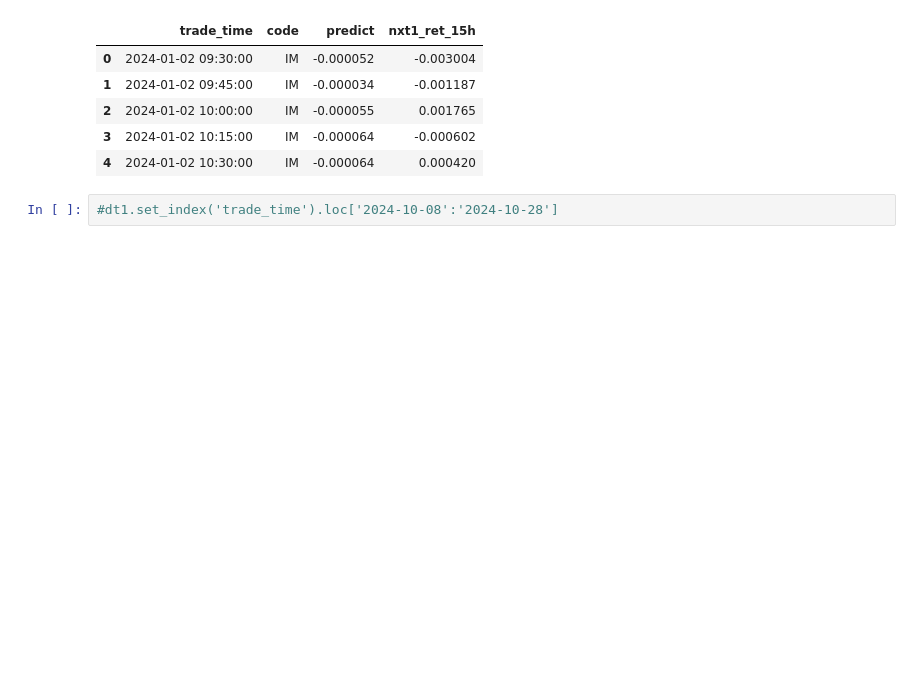
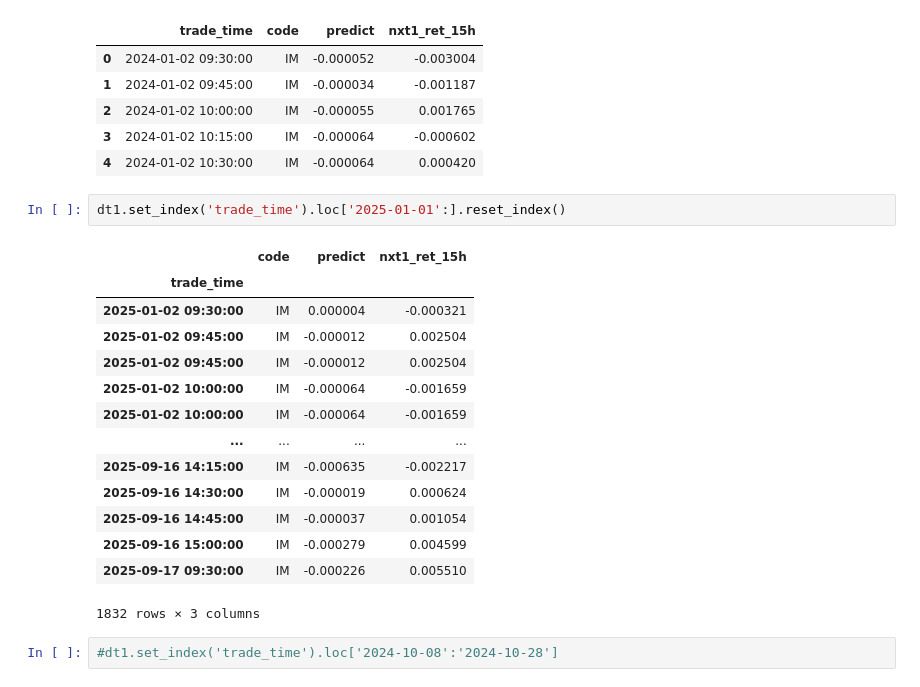
Before and after one commit to flaght/Chrono, a Jupyter notebook: lumina/abily/a.1.1.模型因子校验.ipynb, the cells around one changed output. Drawn from its saved outputs; the diff is of its cells as text; blank space fills up the shorter version.

```diff
--- a/lumina/abily/a.1.1.模型因子校验.ipynb
+++ b/lumina/abily/a.1.1.模型因子校验.ipynb
@@ -94,6 +94,23 @@ dt1.head()
 | 2 | 2024-01-02 10:00:00 | IM | -0.000055 | 0.001765 |
 | 3 | 2024-01-02 10:15:00 | IM | -0.000064 | -0.000602 |
 | 4 | 2024-01-02 10:30:00 | IM | -0.000064 | 0.000420 |
+# %%
+dt1.set_index('trade_time').loc['2025-01-01':].reset_index()
+# %% [output]
+|  | code | predict | nxt1_ret_15h |
+| trade_time |  |  |  |
+| 2025-01-02 09:30:00 | IM | 0.000004 | -0.000321 |
+| 2025-01-02 09:45:00 | IM | -0.000012 | 0.002504 |
+| 2025-01-02 09:45:00 | IM | -0.000012 | 0.002504 |
+| 2025-01-02 10:00:00 | IM | -0.000064 | -0.001659 |
+| 2025-01-02 10:00:00 | IM | -0.000064 | -0.001659 |
+| ... | ... | ... | ... |
+| 2025-09-16 14:15:00 | IM | -0.000635 | -0.002217 |
+| 2025-09-16 14:30:00 | IM | -0.000019 | 0.000624 |
+| 2025-09-16 14:45:00 | IM | -0.000037 | 0.001054 |
+| 2025-09-16 15:00:00 | IM | -0.000279 | 0.004599 |
+| 2025-09-17 09:30:00 | IM | -0.000226 | 0.005510 |
+1832 rows × 3 columns
 # %%
 #dt1.set_index('trade_time').loc['2024-10-08':'2024-10-28']
 # %%
```
Also changed, not shown: parts of 3 cells of this notebook.
